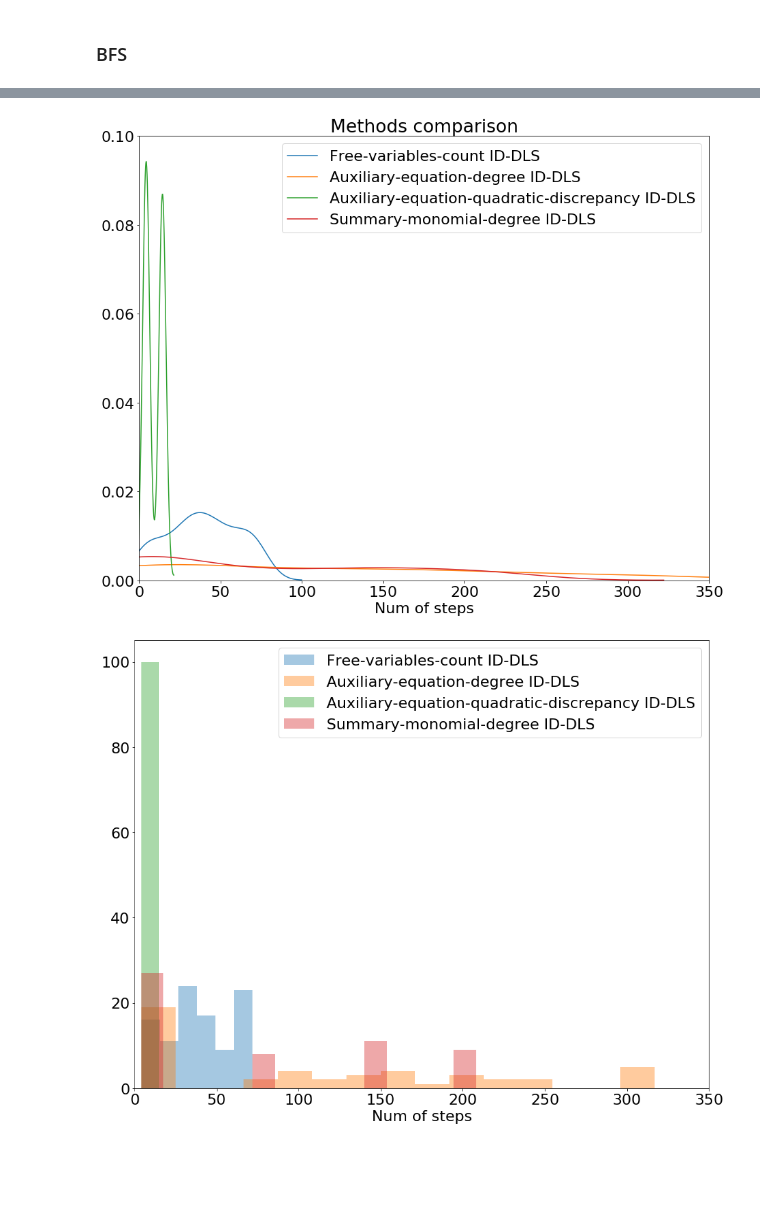
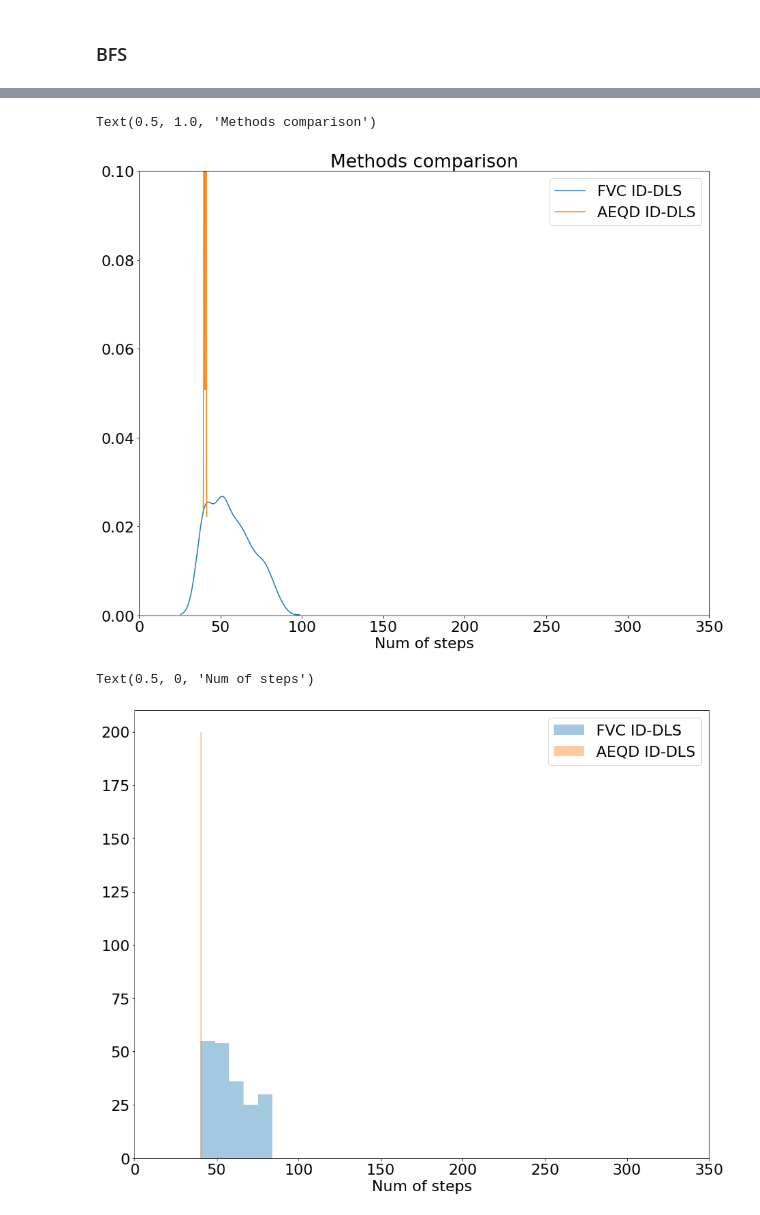
Before and after one commit to AndreyBychkov/QBee, a Jupyter notebook: examples/RabinovichFabrikant/RabinovichFabrikant.ipynb, the cells around one changed output, grey strips where cells are left out. Saved outputs shown, nothing was run; the diff lists cells and outputs as text; code cells hidden in the pictures; blank space fills up the shorter version.

```diff
--- a/examples/RabinovichFabrikant/RabinovichFabrikant.ipynb
+++ b/examples/RabinovichFabrikant/RabinovichFabrikant.ipynb
@@ -5,7 +5,7 @@ from tqdm import tqdm
 
 proc_num = 10
 print(f"Number of processors: {proc_num}/{mp.cpu_count()}")
-stat_cycle_num = 10
+stat_cycle_num = 20
 # %% [output]
 Number of processors: 10/12
 # %%
@@ -157,32 +157,28 @@ plt.savefig('results/1.png')
 # %%
 plt.rcParams.update({'font.size': 22})
 plt.figure(figsize=(15, 12))
-sns.distplot(filter_nan(iddfs_free_variables_count), label="Free-variables-count ID-DLS", kde=True, hist=False)
-sns.distplot(filter_nan(iddfs_auxiliary_equation_degree), label="Auxiliary-equation-degree ID-DLS", kde=True, hist=False)
-sns.distplot(filter_nan(iddfs_auxiliary_equation_quadratic_discrepancy), label="Auxiliary-equation-quadratic-discrepancy ID-DLS", kde=True, hist=False)
-sns.distplot(filter_nan(iddfs_summary_monomial_degree), label="Summary-monomial-degree ID-DLS", kde=True, hist=False)
+sns.distplot(filter_nan(iddfs_free_variables_count), label="FVC ID-DLS", kde=True, hist=False)
+sns.distplot(filter_nan(iddfs_auxiliary_equation_quadratic_discrepancy), label="AEQD ID-DLS", kde=True, hist=False)
 plt.legend()
 plt.xlim(0, 350)
 plt.ylim(0, 0.1)
 plt.xlabel("Num of steps")
 plt.title("Methods comparison")
-plt.savefig('results/2.png')
 # %% [output]
+Text(0.5, 1.0, 'Methods comparison')
-[figure, old version]
+[figure, new version]
 # %%
 plt.rcParams.update({'font.size': 22})
 plt.figure(figsize=(15, 12))
-sns.distplot(filter_nan(iddfs_free_variables_count), label="Free-variables-count ID-DLS", kde=False, hist=True)
-sns.distplot(filter_nan(iddfs_auxiliary_equation_degree), label="Auxiliary-equation-degree ID-DLS", kde=False, hist=True, bins=15)
-sns.distplot(filter_nan(iddfs_auxiliary_equation_quadratic_discrepancy), label="Auxiliary-equation-quadratic-discrepancy ID-DLS",
+sns.distplot(filter_nan(iddfs_free_variables_count), label="FVC ID-DLS", kde=False, hist=True)
+sns.distplot(filter_nan(iddfs_auxiliary_equation_quadratic_discrepancy), label="AEQD ID-DLS",
              kde=False, hist=True, bins=1)
-sns.distplot(filter_nan(iddfs_summary_monomial_degree), label="Summary-monomial-degree ID-DLS", kde=False, hist=True, bins=15)
 plt.legend()
 plt.xlim(0, 350)
 plt.xlabel("Num of steps")
-plt.savefig('results/3.png')
 # %% [output]
+Text(0.5, 0, 'Num of steps')
-[figure, old version]
+[figure, new version]
 # %%
 import pandas as pd
 
```
Also changed, not shown: parts of 17 cells of this notebook.
